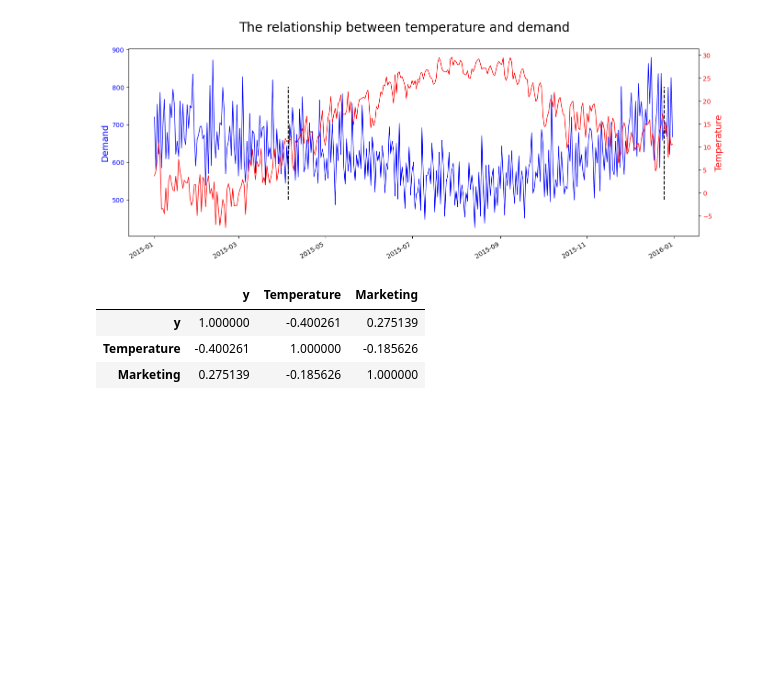
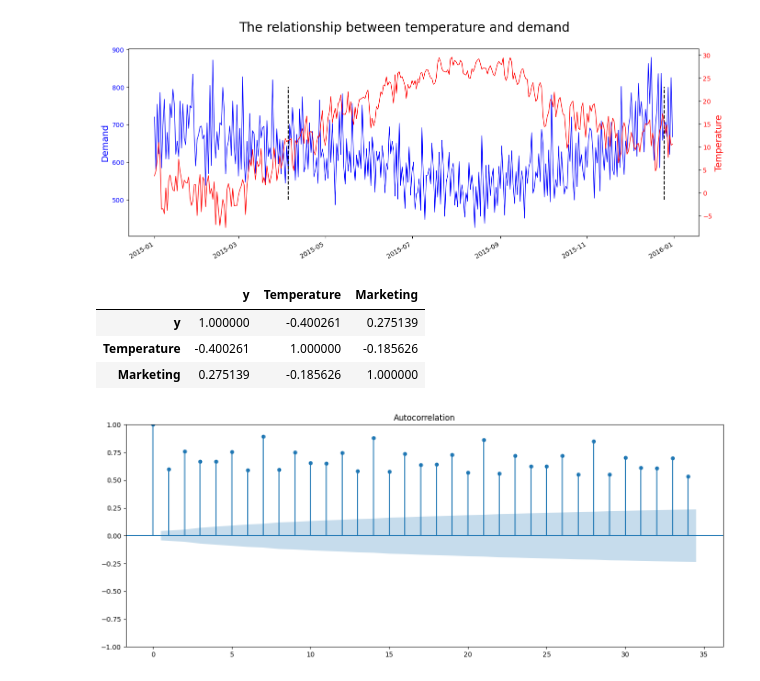
Before and after one commit to jeremysb1/forecasting, a Jupyter notebook: eda_template.ipynb, the cells around one changed output. Drawn from its saved outputs; the diff is of its cells as text; code cells hidden in the pictures; blank space fills up the shorter version.

Commit message:
added auto-correlation plot

```diff
--- a/eda_template.ipynb
+++ b/eda_template.ipynb
@@ -141,3 +141,10 @@ df[['y', 'Temperature', 'Marketing']].corr()
 | y | 1.000000 | -0.400261 | 0.275139 |
 | Temperature | -0.400261 | 1.000000 | -0.185626 |
 | Marketing | 0.275139 | -0.185626 | 1.000000 |
+# %%
+# auto-correlation plot
+plt.rcParams["figure.figsize"] = (16, 6)
+plot_acf(df.y)
+plt.show();
+# %% [output]
+[figure, added]
```
